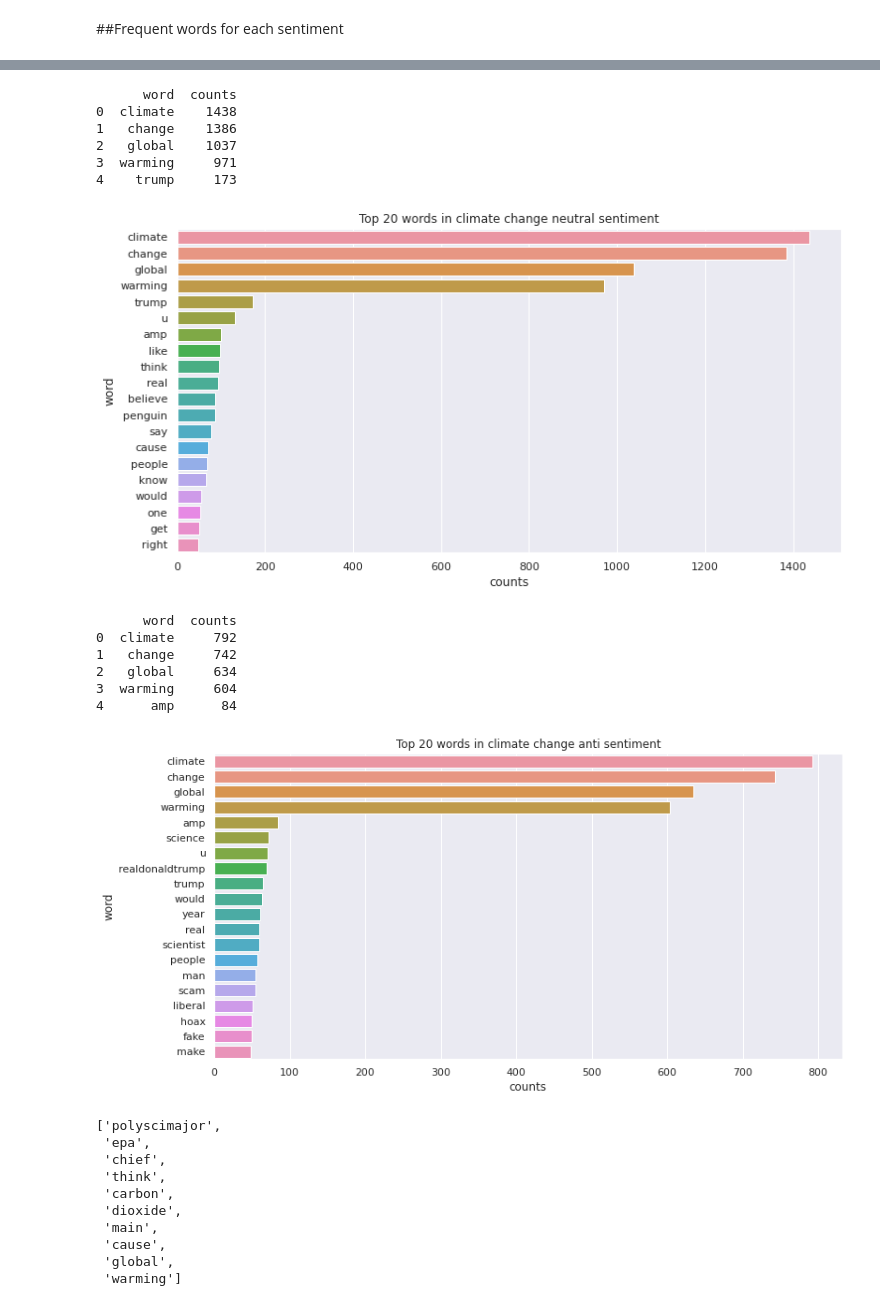
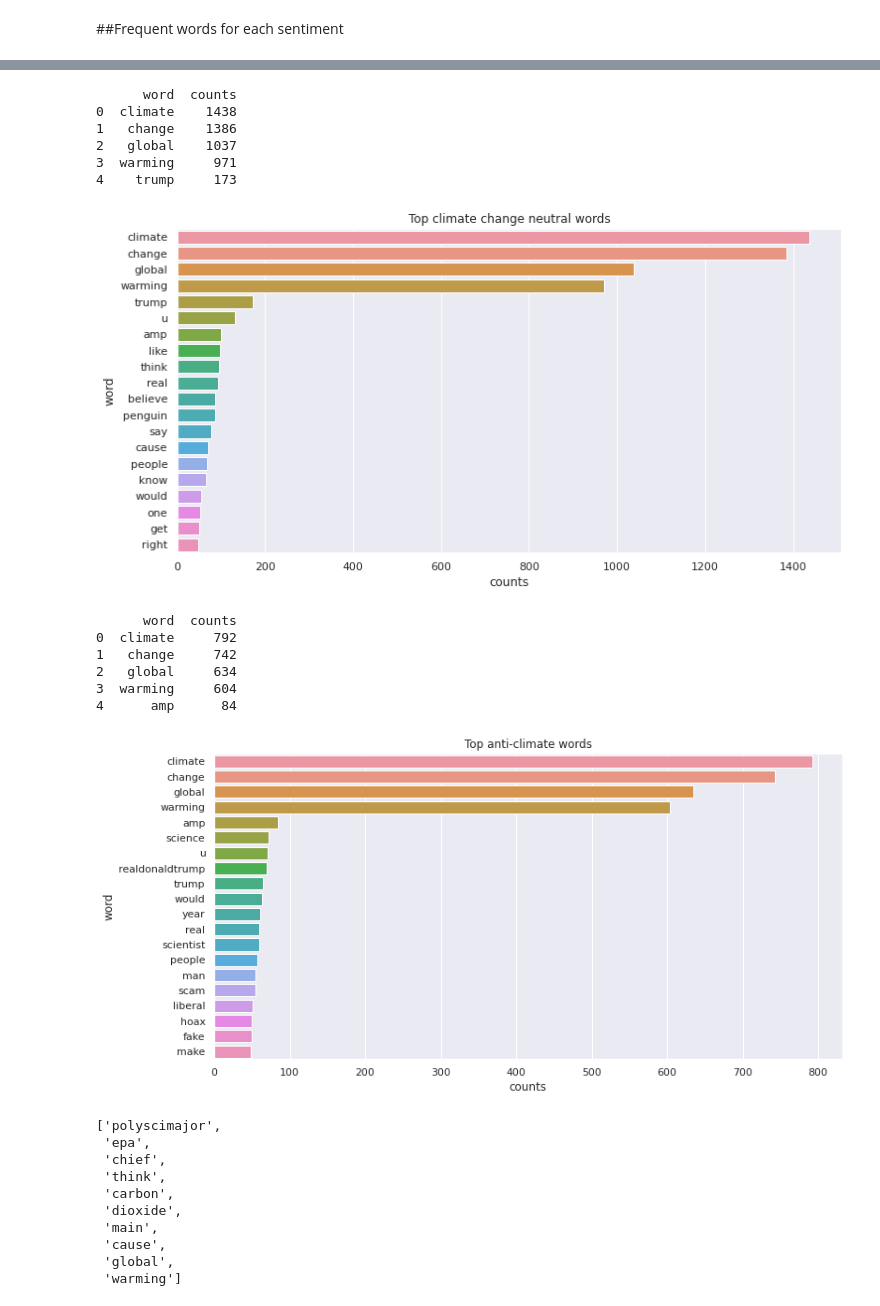
Before and after one commit to kabirodavies/NLP-Tweet-Sentiment-Analysis, a Jupyter notebook: Climate_Change_Belief_Analysis.ipynb, the cells around one changed output, grey strips where cells are left out. Cells and saved outputs as stored; diff of their text form; code cells hidden in the pictures.

```diff
--- a/Climate_Change_Belief_Analysis.ipynb
+++ b/Climate_Change_Belief_Analysis.ipynb
@@ -718,7 +709,7 @@ def plot_freq(data, st):
     '''
     plt.figure(figsize=(12, 6))
     sns.barplot(data=data, x='counts', y='word')
-    plt.title(f'Top 20 words in {st} sentiment')
+    plt.title(f'Top {st} words')
     plt.show()
 # %%
 # In Positive Sentiment
@@ -758,20 +749,20 @@ plot_freq(positive_words, 'climate change neutral')
 2   global    1037
 3  warming     971
 4    trump     173
-[figure, old version]
+[figure, new version]
 # %%
 # In Anti Sentiment
 positive_words = freq_sentiment_words(train_df, -1, 20)
 print(positive_words.head())
-plot_freq(positive_words, 'climate change anti')
+plot_freq(positive_words, 'anti-climate')
 # %% [output]
       word  counts
 0  climate     792
 1   change     742
 2   global     634
 3  warming     604
 4      amp      84
-[figure, old version]
+[figure, new version]
 # %%
 # getting list of support climate change words
 positive_text_clean = train_df[train_df['sentiment'] == 1]['clean_message']
```
Also changed, not shown: parts of 17 cells of this notebook.
